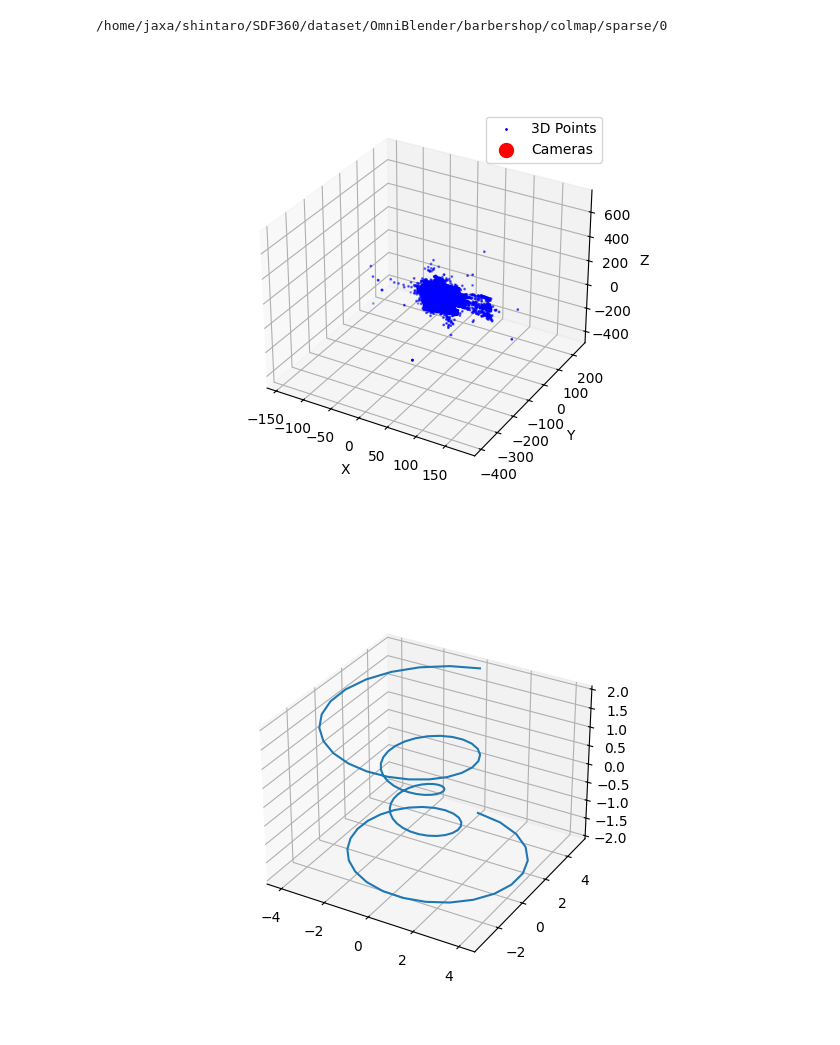
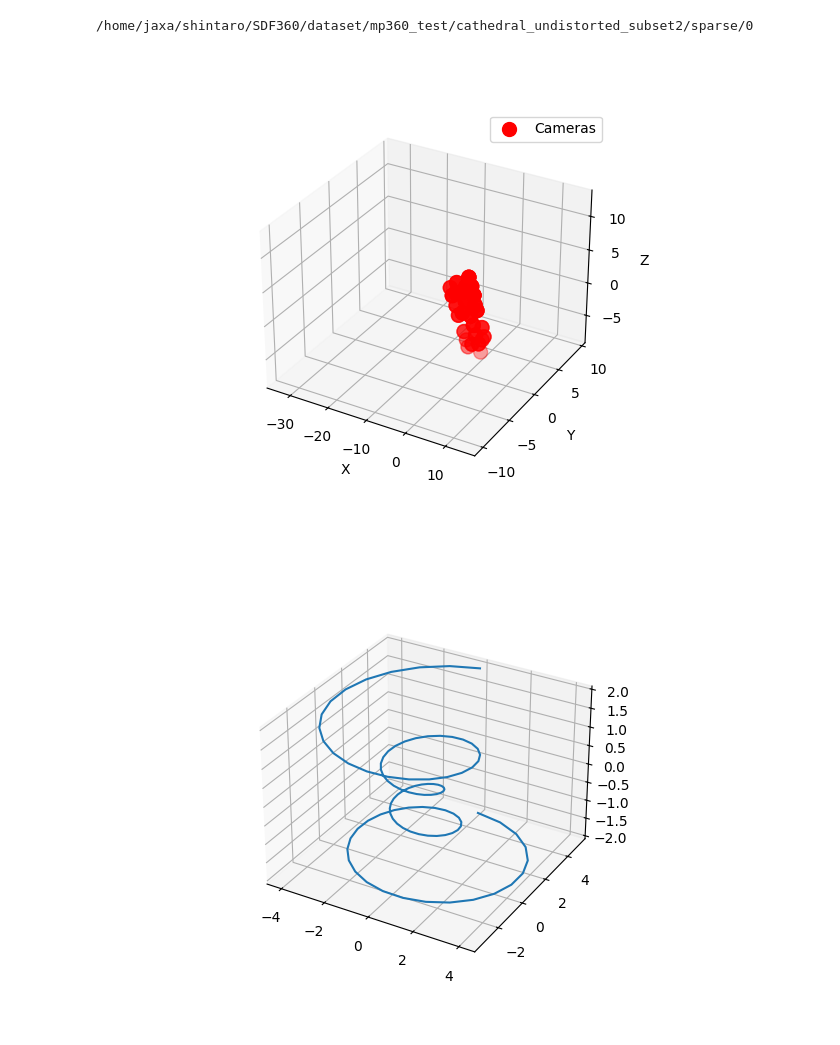
Before and after one commit to ShntrIto/SDF360, a Jupyter notebook: visualize/visualize_colmap.ipynb, the cells around one changed output. Cells and saved outputs as stored; diff of their text form; code cells hidden in the pictures.

```diff
--- a/visualize/visualize_colmap.ipynb
+++ b/visualize/visualize_colmap.ipynb
@@ -3,41 +3,54 @@ import os
 import numpy as np
 import pycolmap
 %matplotlib widget
+# %matplotlib inline
 import matplotlib.pyplot as plt
 from mpl_toolkits.mplot3d import axes3d
 
 # proj_dir = "/home/jaxa/shintaro/SDF360/dataset/DTU/scan9_colmap"
 # proj_dir = "/home/jaxa/shintaro/SDF360/dataset/sdfstudio-demo-data/replica-room0/"
 # proj_dir = "/home/jaxa/shintaro/SDF360/dataset/mp360_test/cathedral_new/colmap"
-# proj_dir = "/home/jaxa/shintaro/SDF360/dataset/mp360_test/cathedral/colmap"
+proj_dir = "/home/jaxa/shintaro/SDF360/dataset/mp360_test/cathedral_undistorted_subset2"
+# proj_dir = "/home/jaxa/shintaro/SDF360/dataset/mp360_test/church_undistored_subset"
 # proj_dir = "/home/jaxa/shintaro/SDF360/dataset/mp360_test/church_new/colmap"
 # proj_dir = "/home/jaxa/shintaro/SDF360/dataset/mp360_test/church/colmap"
-proj_dir = "/home/jaxa/shintaro/SDF360/dataset/OmniBlender/barbershop/colmap"
+# proj_dir = "/home/jaxa/shintaro/SDF360/dataset/OmniBlender/barbershop/colmap"
 
 proj_dir = f"{proj_dir}/sparse/0"
 print(proj_dir)
 # Load COLMAP data using pycolmap
 reconstruction = pycolmap.Reconstruction(proj_dir)
 
+# Extract camera rotations
+camera_rotations = np.array([reconstruction.images[k].cam_from_world.rotation.matrix() for k in reconstruction.images])
+
 # Extract camera positions
-camera_positions = np.array([reconstruction.images[k].cam_from_world.translation for k in reconstruction.images])
+camera_positions = np.array(
+    [-reconstruction.images[k].cam_from_world.rotation.matrix().T @ reconstruction.images[k].cam_from_world.translation
+     for k in reconstruction.images])
 
 # Extract 3D points
 points = np.array([reconstruction.points3D[k].xyz for k in reconstruction.points3D])
 
 # Plotting
 fig = plt.figure()
 ax = fig.add_subplot(111, projection='3d')
-ax.scatter(points[:, 0], points[:, 1], points[:, 2], c='b', marker='o', s=1, label='3D Points')
+# ax.scatter(points[:, 0], points[:, 1], points[:, 2], c='b', marker='o', s=1, label='3D Points') # Here!
 ax.scatter(camera_positions[:, 0], camera_positions[:, 1], camera_positions[:, 2], c='r', marker='o', s=100, label='Cameras')
+
+all_points = np.vstack((points, camera_positions))  # Combine points and camera positions
+ax.set_xlim(np.min(all_points[:, 0]), np.max(all_points[:, 0]))
+ax.set_ylim(np.min(all_points[:, 1]), np.max(all_points[:, 1]))
+ax.set_zlim(np.min(all_points[:, 2]), np.max(all_points[:, 2]))
+
 ax.set_xlabel('X')
 ax.set_ylabel('Y')
 ax.set_zlabel('Z')
 ax.legend()
 plt.show()
 # %% [output]
-/home/jaxa/shintaro/SDF360/dataset/OmniBlender/barbershop/colmap/sparse/0
+/home/jaxa/shintaro/SDF360/dataset/mp360_test/cathedral_undistorted_subset2/sparse/0
-[figure, old version]
+[figure, new version]
 # %%
 import numpy as np
 theta = np.linspace(-4 * np.pi, 4 * np.pi, 100)
```
Also changed, not shown: parts of 2 cells of this notebook, 23 other files.
